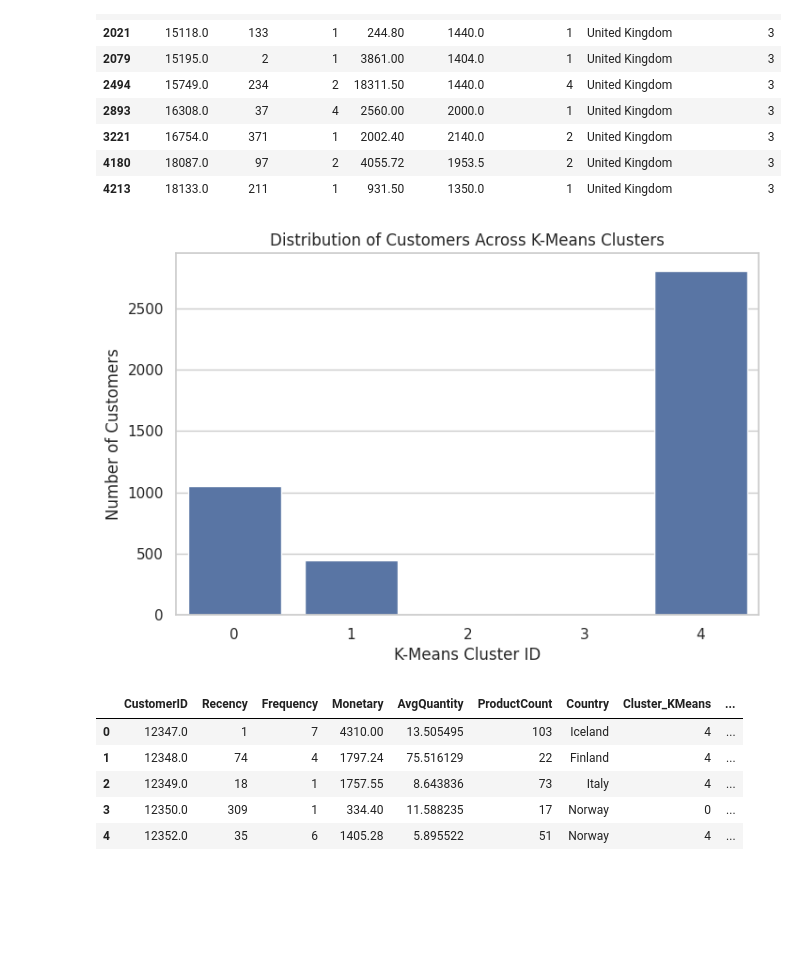
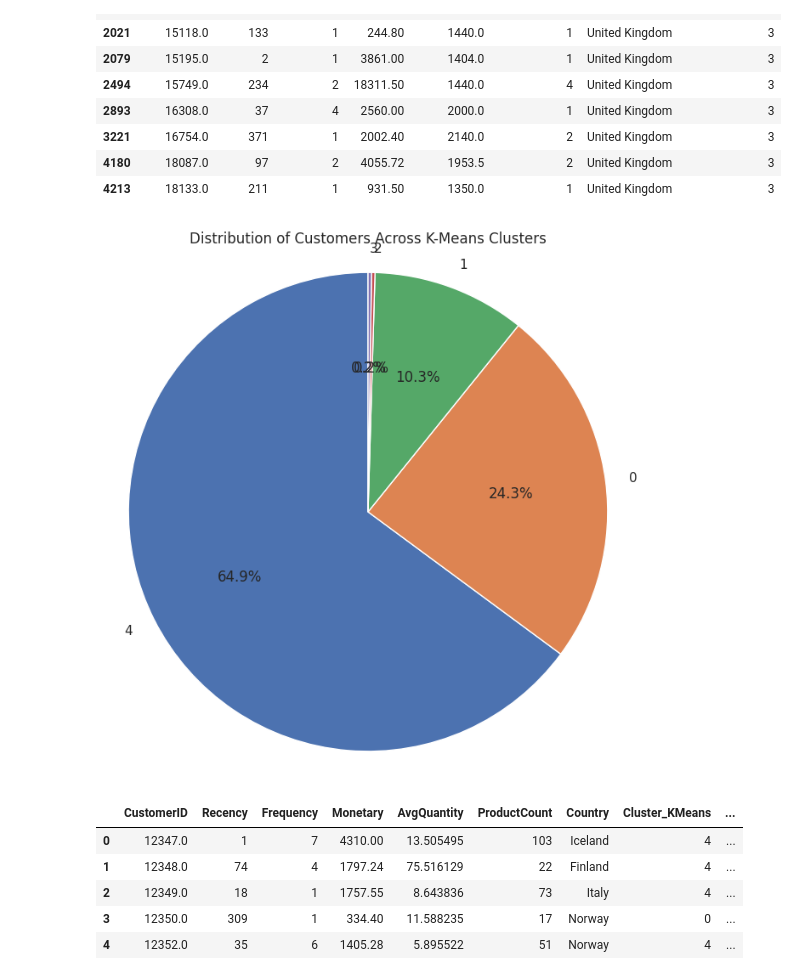
Before and after one commit to NikolaiMiranda/customer-segmentation-retail, a Jupyter notebook: customer_segmentation.ipynb, the cells around one changed output. Cells and saved outputs as stored; diff of their text form; code cells hidden in the pictures; blank space fills up the shorter version.

Commit message:
Added pie chart

```diff
--- a/customer_segmentation.ipynb
+++ b/customer_segmentation.ipynb
@@ -409,14 +409,14 @@ customer_df2[customer_df2['Cluster_KMeans'] == 3]
 | 4213 | 18133.0 | 211 | 1 | 931.50 | 1350.0 | 1 | United Kingdom | 3 |
 # %%
 # Visualize K-Means Cluster Sizes
-plt.figure(figsize=(8, 5))
-sns.countplot(data=customer_df2, x='Cluster_KMeans')
+plt.figure(figsize=(8, 8)) # Adjust figure size for better pie chart display
+cluster_counts = customer_df2['Cluster_KMeans'].value_counts()
+plt.pie(cluster_counts, labels=cluster_counts.index, autopct='%1.1f%%', startangle=90)
 plt.title('Distribution of Customers Across K-Means Clusters')
-plt.xlabel('K-Means Cluster ID')
-plt.ylabel('Number of Customers')
+plt.axis('equal') # Equal aspect ratio ensures that pie is drawn as a circle.
 plt.show()
 # %% [output]
-[figure, old version]
+[figure, new version]
 # %%
 # Map K-Means Cluster IDs to descriptive names
 
```
